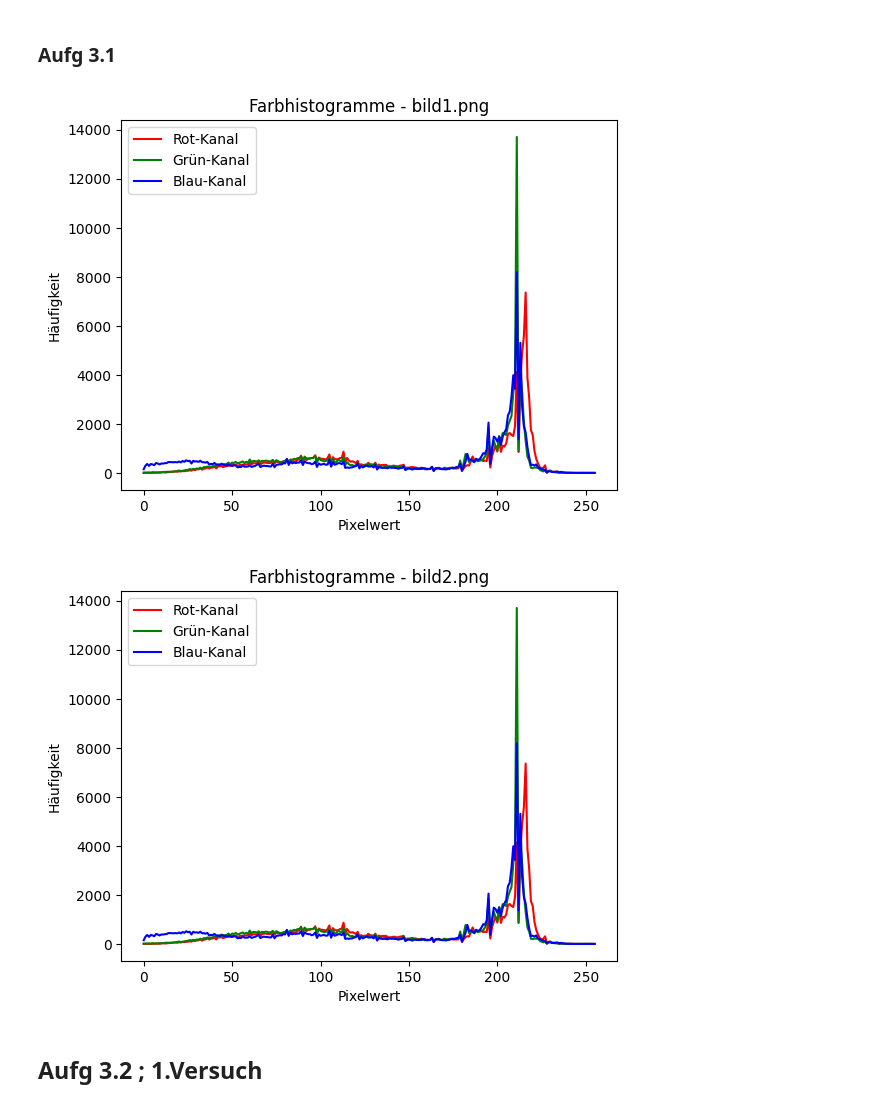
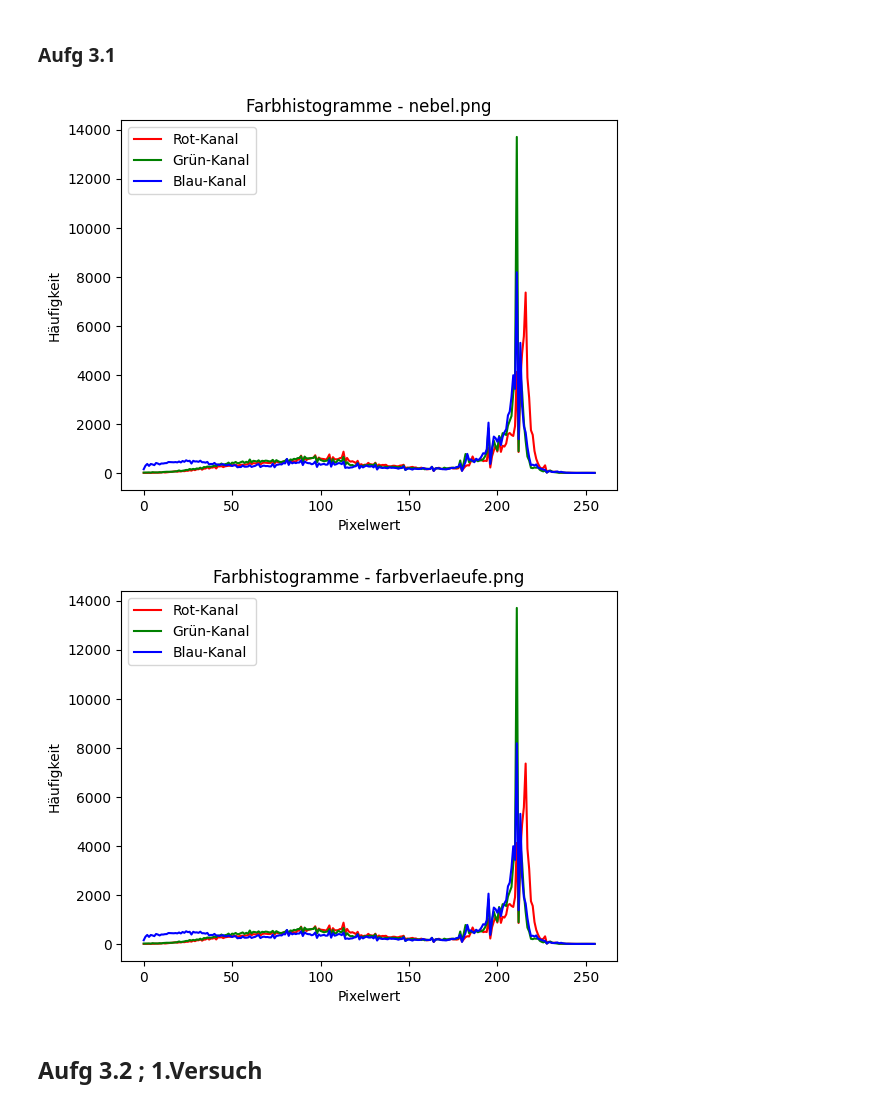
Before and after one commit to Mynna/bv23-wk04, a Jupyter notebook: Blatt06_Aufg03.ipynb, the cells around one changed output. Drawn from its saved outputs; the diff is of its cells as text; code cells hidden in the pictures.

```diff
--- a/Blatt06_Aufg03.ipynb
+++ b/Blatt06_Aufg03.ipynb
@@ -25,37 +25,37 @@ def calculate_color_histogram(image):
 # Laden der Bilder
 image1 = imread('./bilder-Wk06/nebel.png')
 image2 = imread('./bilder-Wk06/farbverlaeufe.png')
 
 # Berechnung der Farbhistogramme für Bild 1
 red_hist1, green_hist1, blue_hist1 = calculate_color_histogram(image1)
 
 # Berechnung der Farbhistogramme für Bild 2
 red_hist2, green_hist2, blue_hist2 = calculate_color_histogram(image2)
 
 # Plotting der Farbhistogramme für Bild 1
 plt.figure()
 plt.plot(red_hist1, color='red', label='Rot-Kanal')
 plt.plot(green_hist1, color='green', label='Grün-Kanal')
 plt.plot(blue_hist1, color='blue', label='Blau-Kanal')
-plt.title("Farbhistogramme - bild1.png")
+plt.title("Farbhistogramme - nebel.png")
 plt.xlabel("Pixelwert")
 plt.ylabel("Häufigkeit")
 plt.legend()
 plt.show()
 
 # Plotting der Farbhistogramme für Bild 2
 plt.figure()
 plt.plot(red_hist2, color='red', label='Rot-Kanal')
 plt.plot(green_hist2, color='green', label='Grün-Kanal')
 plt.plot(blue_hist2, color='blue', label='Blau-Kanal')
-plt.title("Farbhistogramme - bild2.png")
+plt.title("Farbhistogramme - farbverlaeufe.png")
 plt.xlabel("Pixelwert")
 plt.ylabel("Häufigkeit")
 plt.legend()
 plt.show()
 # %% [output]
-[figure, old version]
+[figure, new version]
-[figure, old version]
+[figure, new version]
 # %% [markdown]
 ## Aufg 3.2 ; 1.Versuch
 # %%
```
Also changed, not shown: parts of 1 cell of this notebook.
